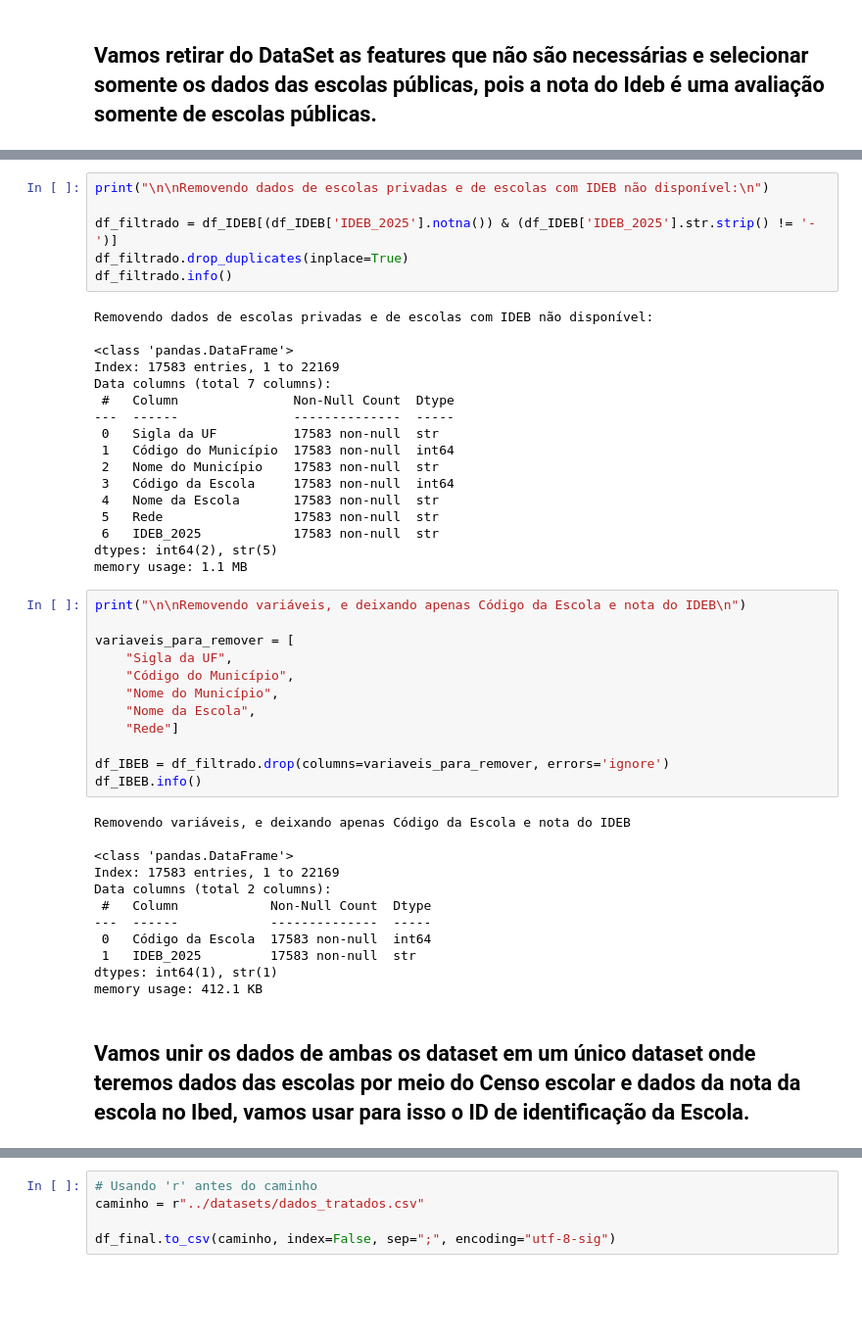
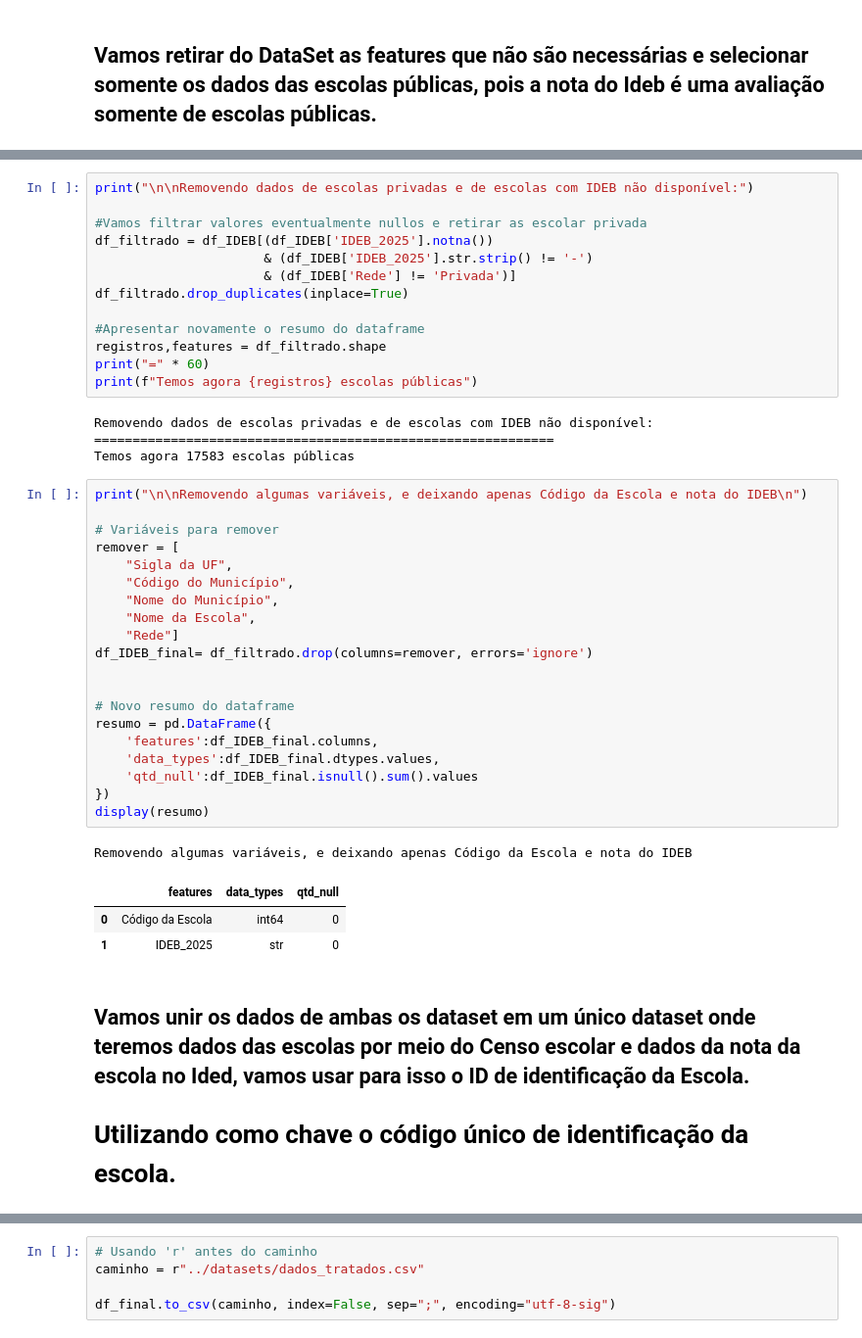
Before and after one commit to presley-rocha/Aprendizagem_de_maquina_supervisionado_POS_DATASCIENCE_SENAC, a Jupyter notebook: 2_NoteBooks_Etapas_Projeto/02.Preparacao_dos_dados.ipynb, the cells around one changed output, grey strips where cells are left out. Shown at 98% size. Cells and saved outputs as stored; diff of their text form; blank space fills up the shorter version.

```diff
--- a/2_NoteBooks_Etapas_Projeto/02.Preparacao_dos_dados.ipynb
+++ b/2_NoteBooks_Etapas_Projeto/02.Preparacao_dos_dados.ipynb
@@ -216,50 +215,46 @@ Resumo estatístico do DataFrame df_IDEB:
 # %%
-print("\n\nRemovendo dados de escolas privadas e de escolas com IDEB não disponível:\n")
+print("\n\nRemovendo dados de escolas privadas e de escolas com IDEB não disponível:")
 
-df_filtrado = df_IDEB[(df_IDEB['IDEB_2025'].notna()) & (df_IDEB['IDEB_2025'].str.strip() != '-')]
+#Vamos filtrar valores eventualmente nullos e retirar as escolar privada
+df_filtrado = df_IDEB[(df_IDEB['IDEB_2025'].notna())
+                      & (df_IDEB['IDEB_2025'].str.strip() != '-')
+                      & (df_IDEB['Rede'] != 'Privada')]
 df_filtrado.drop_duplicates(inplace=True)
-df_filtrado.info()
+
+#Apresentar novamente o resumo do dataframe
+registros,features = df_filtrado.shape
+print("=" * 60)
+print(f"Temos agora {registros} escolas públicas")
 # %% [output]
 Removendo dados de escolas privadas e de escolas com IDEB não disponível:
-
-<class 'pandas.DataFrame'>
-Index: 17583 entries, 1 to 22169
-Data columns (total 7 columns):
- #   Column               Non-Null Count  Dtype
----  ------               --------------  -----
- 0   Sigla da UF          17583 non-null  str
- 1   Código do Município  17583 non-null  int64
- 2   Nome do Município    17583 non-null  str
- 3   Código da Escola     17583 non-null  int64
- 4   Nome da Escola       17583 non-null  str
- 5   Rede                 17583 non-null  str
- 6   IDEB_2025            17583 non-null  str
-dtypes: int64(2), str(5)
-memory usage: 1.1 MB
+============================================================
+Temos agora 17583 escolas públicas
 # %%
-print("\n\nRemovendo variáveis, e deixando apenas Código da Escola e nota do IDEB\n")
+print("\n\nRemovendo algumas variáveis, e deixando apenas Código da Escola e nota do IDEB\n")
 
-variaveis_para_remover = [
+# Variáveis para remover
+remover = [
     "Sigla da UF",
     "Código do Município",
     "Nome do Município",
     "Nome da Escola",
     "Rede"]
+df_IDEB_final= df_filtrado.drop(columns=remover, errors='ignore')
 
-df_IBEB = df_filtrado.drop(columns=variaveis_para_remover, errors='ignore')
-df_IBEB.info()
+
+# Novo resumo do dataframe
+resumo = pd.DataFrame({
+    'features':df_IDEB_final.columns,
+    'data_types':df_IDEB_final.dtypes.values,
+    'qtd_null':df_IDEB_final.isnull().sum().values
+})
+display(resumo)
 # %% [output]
-Removendo variáveis, e deixando apenas Código da Escola e nota do IDEB
-
-<class 'pandas.DataFrame'>
-Index: 17583 entries, 1 to 22169
-Data columns (total 2 columns):
- #   Column            Non-Null Count  Dtype
----  ------            --------------  -----
- 0   Código da Escola  17583 non-null  int64
- 1   IDEB_2025         17583 non-null  str
-dtypes: int64(1), str(1)
-memory usage: 412.1 KB
+Removendo algumas variáveis, e deixando apenas Código da Escola e nota do IDEB
+|  | features | data_types | qtd_null |
+| 0 | Código da Escola | int64 | 0 |
+| 1 | IDEB_2025 | str | 0 |
 # %% [markdown]
-## Vamos unir os dados de ambas os dataset em um único dataset onde teremos dados das escolas por meio do Censo escolar e dados da nota da escola no Ibed, vamos usar para isso o ID de identificação da Escola.
+## Vamos unir os dados de ambas os dataset em um único dataset onde teremos dados das escolas por meio do Censo escolar e dados da nota da escola no Ided, vamos usar para isso o ID de identificação da Escola.
+# Utilizando como chave o código único de identificação da escola.
 # %%
```
Also changed, not shown: parts of 20 cells of this notebook, 1 other file.
